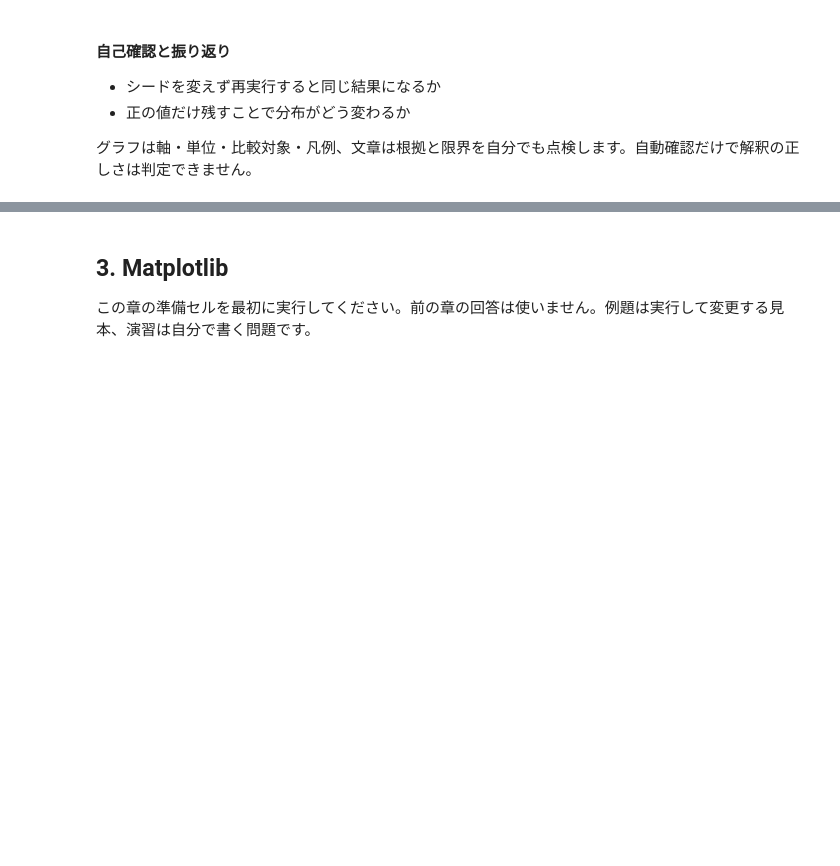
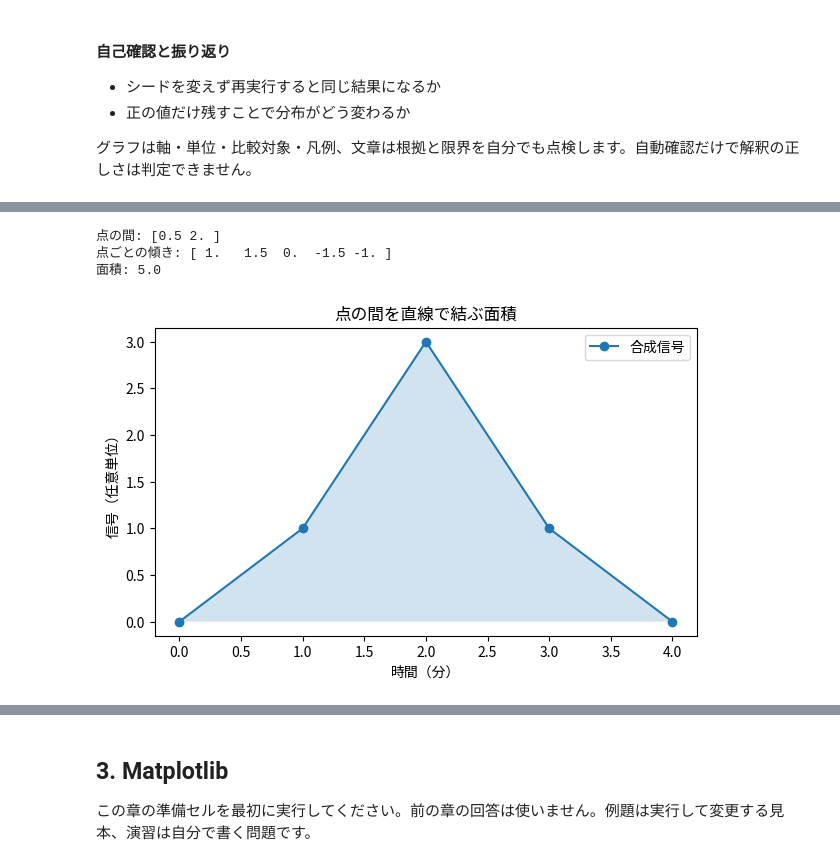
Before and after one commit to sgt9863/sgt9863.github.io, a Jupyter notebook: python-data-learning/solutions.ipynb, the cells around one changed output, grey strips where cells are left out. Cells and saved outputs as stored; diff of their text form; code cells hidden in the pictures; blank space fills up the shorter version.

Commit message:
Expand NumPy learning course to 24 practical lessons

```diff
--- a/python-data-learning/solutions.ipynb
+++ b/python-data-learning/solutions.ipynb
@@ -3931,0 +6067,23 @@ True
+# %%
+# 折れ線形の合成信号。実際のクロマトグラムではありません。
+time = np.array([0., 1., 2., 3., 4.])
+signal = np.array([0., 1., 3., 1., 0.])
+assert np.all(np.diff(time) > 0)
+print('点の間:', np.interp([.5, 1.5], time, signal))
+print('点ごとの傾き:', np.gradient(signal, time))
+print('面積:', np.trapezoid(signal, x=time))
+import matplotlib.pyplot as plt
+from learning import setup_plotting
+setup_plotting()
+fig, ax = plt.subplots()
+ax.plot(time, signal, 'o-', label='合成信号')
+ax.fill_between(time, signal, alpha=.2)
+ax.set(xlabel='時間（分）', ylabel='信号（任意単位）', title='点の間を直線で結ぶ面積')
+ax.legend()
+plt.show()
+plt.close(fig)
+# %% [output]
+点の間: [0.5 2. ]
+点ごとの傾き: [ 1.   1.5  0.  -1.5 -1. ]
+面積: 5.0
+[figure, added]
```
Also changed, not shown: parts of 199 cells of this notebook, 8 other files.
